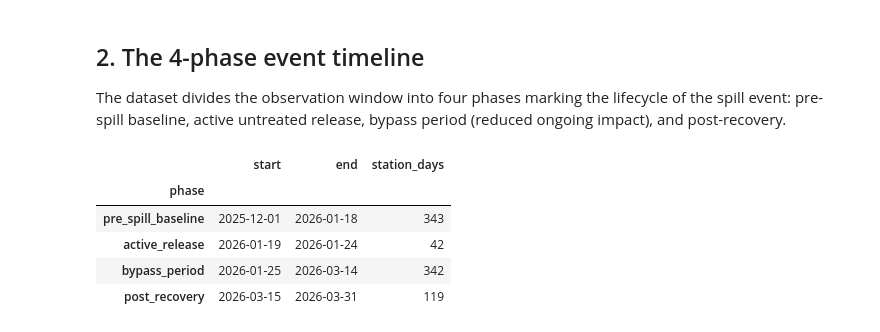
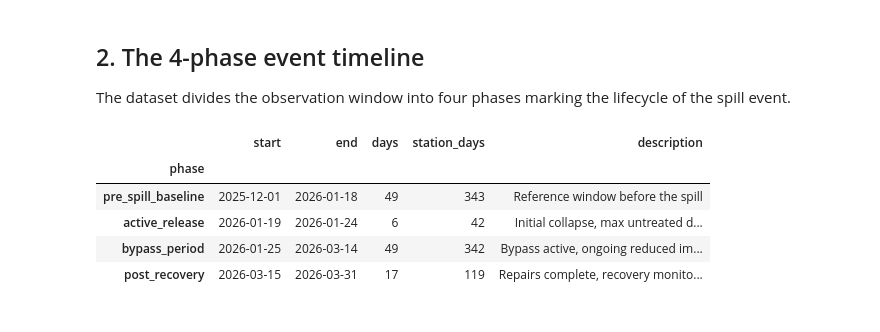
Before and after one commit to 2imi9/olmoearth-potomac-notebooks, a Jupyter notebook: notebooks/01_demo_event_overlay.ipynb, the cells around one changed output. Drawn from its saved outputs; the diff is of its cells as text; code cells hidden in the pictures.

```diff
--- a/notebooks/01_demo_event_overlay.ipynb
+++ b/notebooks/01_demo_event_overlay.ipynb
@@ -54,19 +95,20 @@ Rows: 846  |  Stations: 7  |  Date range: 2025-12-01 -> 2026-03-31
 # %% [markdown]
 ## 2. The 4-phase event timeline
 
-The dataset divides the observation window into four phases marking the lifecycle of the spill event: pre-spill baseline, active untreated release, bypass period (reduced ongoing impact), and post-recovery.
+The dataset divides the observation window into four phases marking the lifecycle of the spill event.
-# %%
-phases = (
-    df.groupby('phase', observed=True)['date']
-    .agg(['min', 'max', 'count'])
-    .rename(columns={'min': 'start', 'max': 'end', 'count': 'station_days'})
-    .reindex(['pre_spill_baseline', 'active_release', 'bypass_period', 'post_recovery'])
-)
-phases
-# %% [output]
-|  | start | end | station_days |
-| phase |  |  |  |
-| pre_spill_baseline | 2025-12-01 | 2026-01-18 | 343 |
-| active_release | 2026-01-19 | 2026-01-24 | 42 |
-| bypass_period | 2026-01-25 | 2026-03-14 | 342 |
-| post_recovery | 2026-03-15 | 2026-03-31 | 119 |
+# %%
+phase_summary = (
+    df.groupby('phase', observed=True)['date']
+      .agg(start='min', end='max', station_days='count')
+      .reindex(PHASE_ORDER)
+)
+phase_summary['days'] = (phase_summary['end'] - phase_summary['start']).dt.days + 1
+phase_summary['description'] = [PHASE_DESCRIPTIONS[p] for p in phase_summary.index]
+phase_summary[['start', 'end', 'days', 'station_days', 'description']]
+# %% [output]
+|  | start | end | days | station_days | description |
+| phase |  |  |  |  |  |
+| pre_spill_baseline | 2025-12-01 | 2026-01-18 | 49 | 343 | Reference window before the spill |
+| active_release | 2026-01-19 | 2026-01-24 | 6 | 42 | Initial collapse, max untreated d... |
+| bypass_period | 2026-01-25 | 2026-03-14 | 49 | 342 | Bypass active, ongoing reduced im... |
+| post_recovery | 2026-03-15 | 2026-03-31 | 17 | 119 | Repairs complete, recovery monito... |
```
Also changed, not shown: parts of 18 cells of this notebook.
